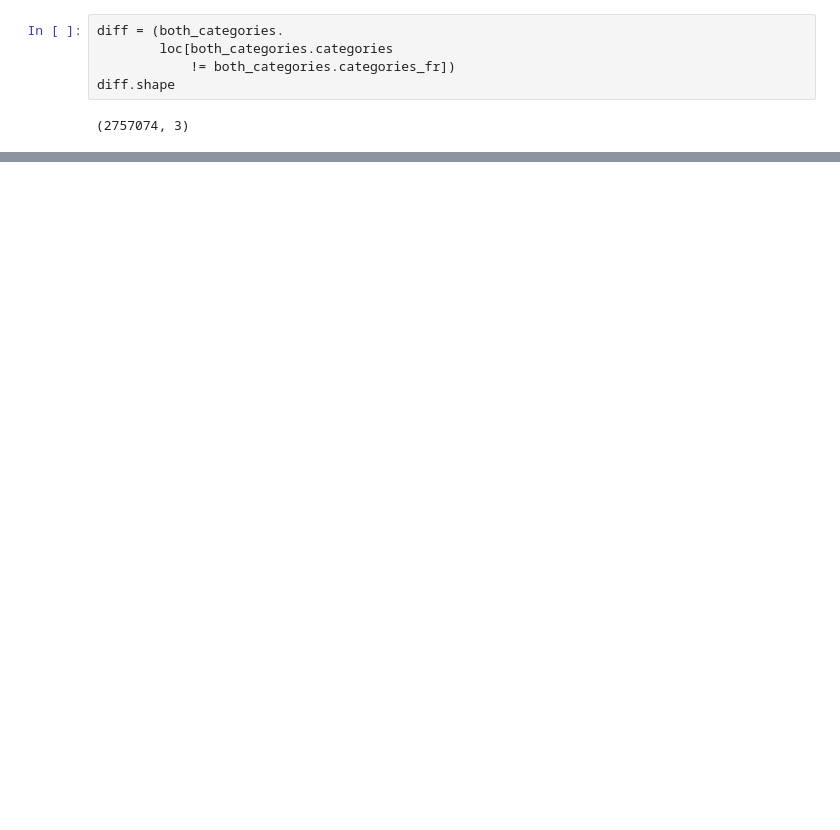
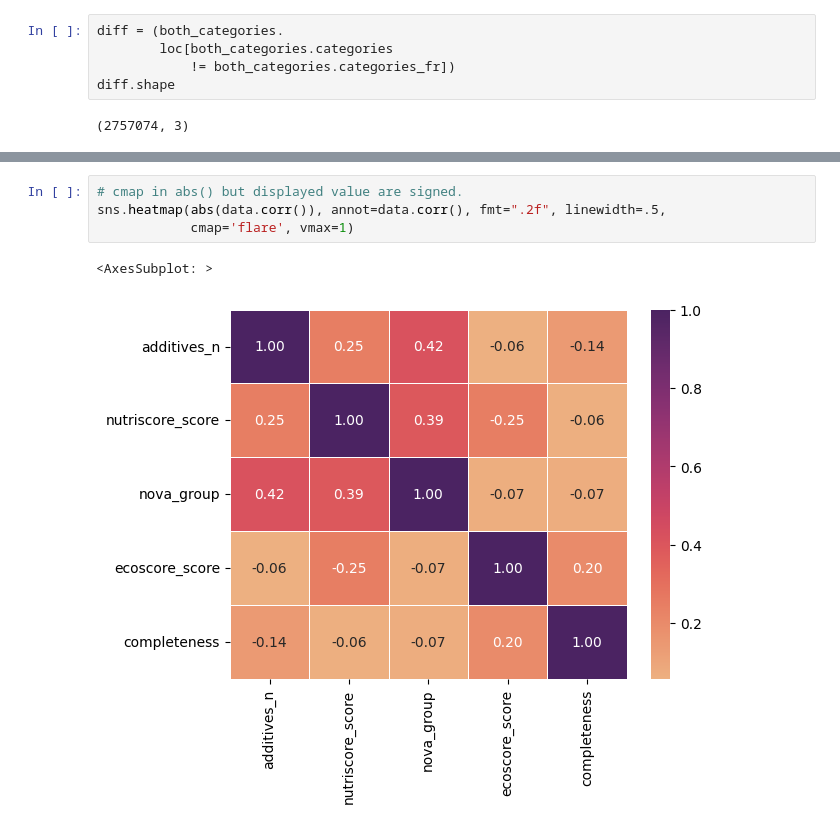
Before and after one commit to JulienfLeBoucher/OC_food_application, a Jupyter notebook: cleaning_notebook.ipynb, the cells around one changed output, grey strips where cells are left out. Cells and saved outputs as stored; diff of their text form; blank space fills up the shorter version.

```diff
--- a/cleaning_notebook.ipynb
+++ b/cleaning_notebook.ipynb
@@ -208,0 +692,7 @@ msno.bar(diff)
+# %%
+# cmap in abs() but displayed value are signed.
+sns.heatmap(abs(data.corr()), annot=data.corr(), fmt=".2f", linewidth=.5,
+            cmap='flare', vmax=1)
+# %% [output]
+<AxesSubplot: >
+[figure, added]
```
Also changed, not shown: parts of 46 cells of this notebook, 5 other files.
